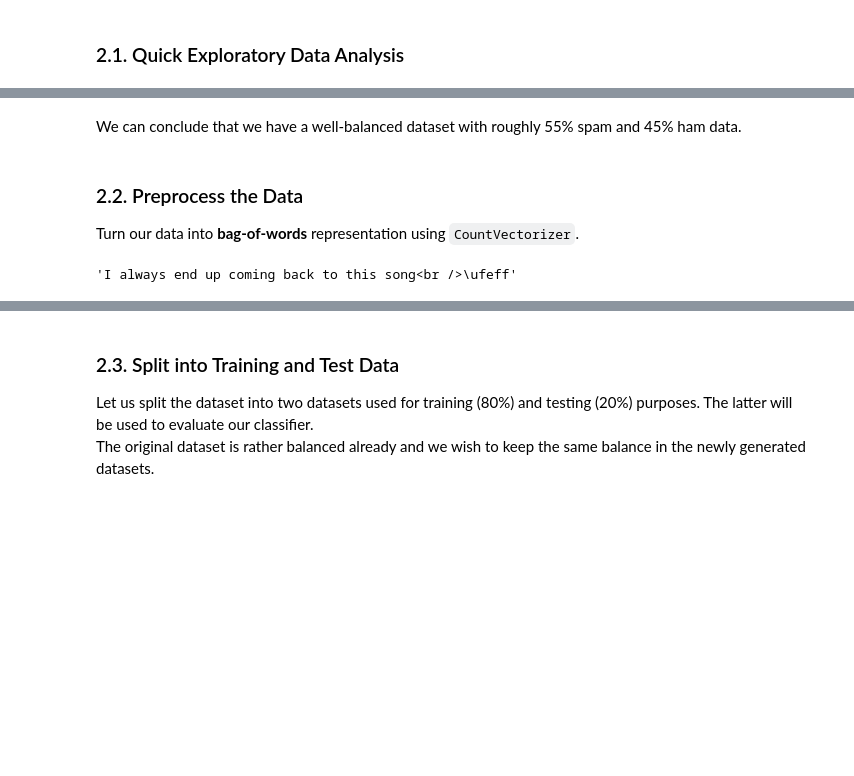
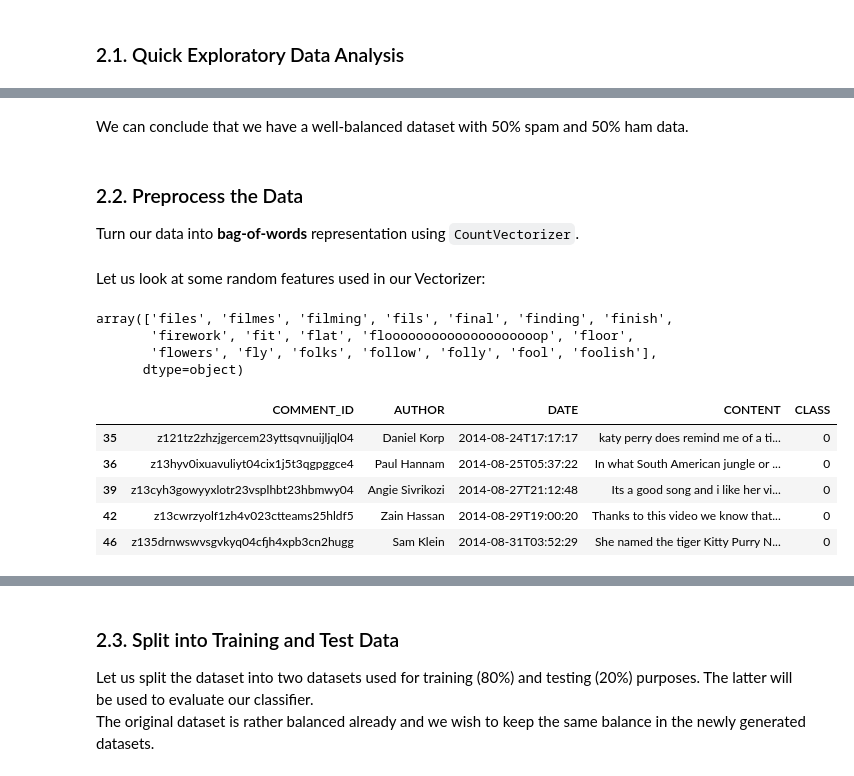
Before and after one commit to cschieberle/naive_bayes, a Jupyter notebook: youtube_spam_filter.ipynb, the cells around one changed output, grey strips where cells are left out. Drawn from its saved outputs; the diff is of its cells as text; code cells hidden in the pictures; blank space fills up the shorter version.

```diff
--- a/youtube_spam_filter.ipynb
+++ b/youtube_spam_filter.ipynb
@@ -90,5 +90,5 @@ plt.show()
 # %% [markdown]
-We can conclude that we have a well-balanced dataset with roughly 55\% spam and 45\% ham data.
+We can conclude that we have a well-balanced dataset with 50\% spam and 50\% ham data.
 # %% [markdown]
 ### 2.2. Preprocess the Data
 
@@ -101,7 +101,22 @@ vectorizer = CountVectorizer(stop_words='english')
 X = vectorizer.fit_transform(comments['CONTENT'])
 
 y = comments['CLASS']
+# %% [markdown]
+Let us look at some random features used in our Vectorizer:
+# %%
+feature_array = vectorizer.get_feature_names_out()
+feature_array[580:599]
+# %% [output]
+array(['files', 'filmes', 'filming', 'fils', 'final', 'finding', 'finish',
+       'firework', 'fit', 'flat', 'floooooooooooooooooooop', 'floor',
+       'flowers', 'fly', 'folks', 'follow', 'folly', 'fool', 'foolish'],
+      dtype=object)
 # %%
-comments.at[1, 'CONTENT']
+comments[comments['CLASS'] == 0].head()
 # %% [output]
-'I always end up coming back to this song<br />\ufeff'
+|  | COMMENT_ID | AUTHOR | DATE | CONTENT | CLASS |
+| 35 | z121tz2zhzjgercem23yttsqvnuijljql04 | Daniel Korp | 2014-08-24T17:17:17 | katy perry does remind me of a ti... | 0 |
+| 36 | z13hyv0ixuavuliyt04cix1j5t3qgpggce4 | Paul Hannam | 2014-08-25T05:37:22 | In what South American jungle or ... | 0 |
+| 39 | z13cyh3gowyyxlotr23vsplhbt23hbmwy04 | Angie Sivrikozi | 2014-08-27T21:12:48 | Its a good song and i like her vi... | 0 |
+| 42 | z13cwrzyolf1zh4v023ctteams25hldf5 | Zain Hassan | 2014-08-29T19:00:20 | Thanks to this video we know that... | 0 |
+| 46 | z135drnwswvsgvkyq04cfjh4xpb3cn2hugg | Sam Klein | 2014-08-31T03:52:29 | She named the tiger Kitty Purry N... | 0 |
```
Also changed, not shown: parts of 13 cells of this notebook.
